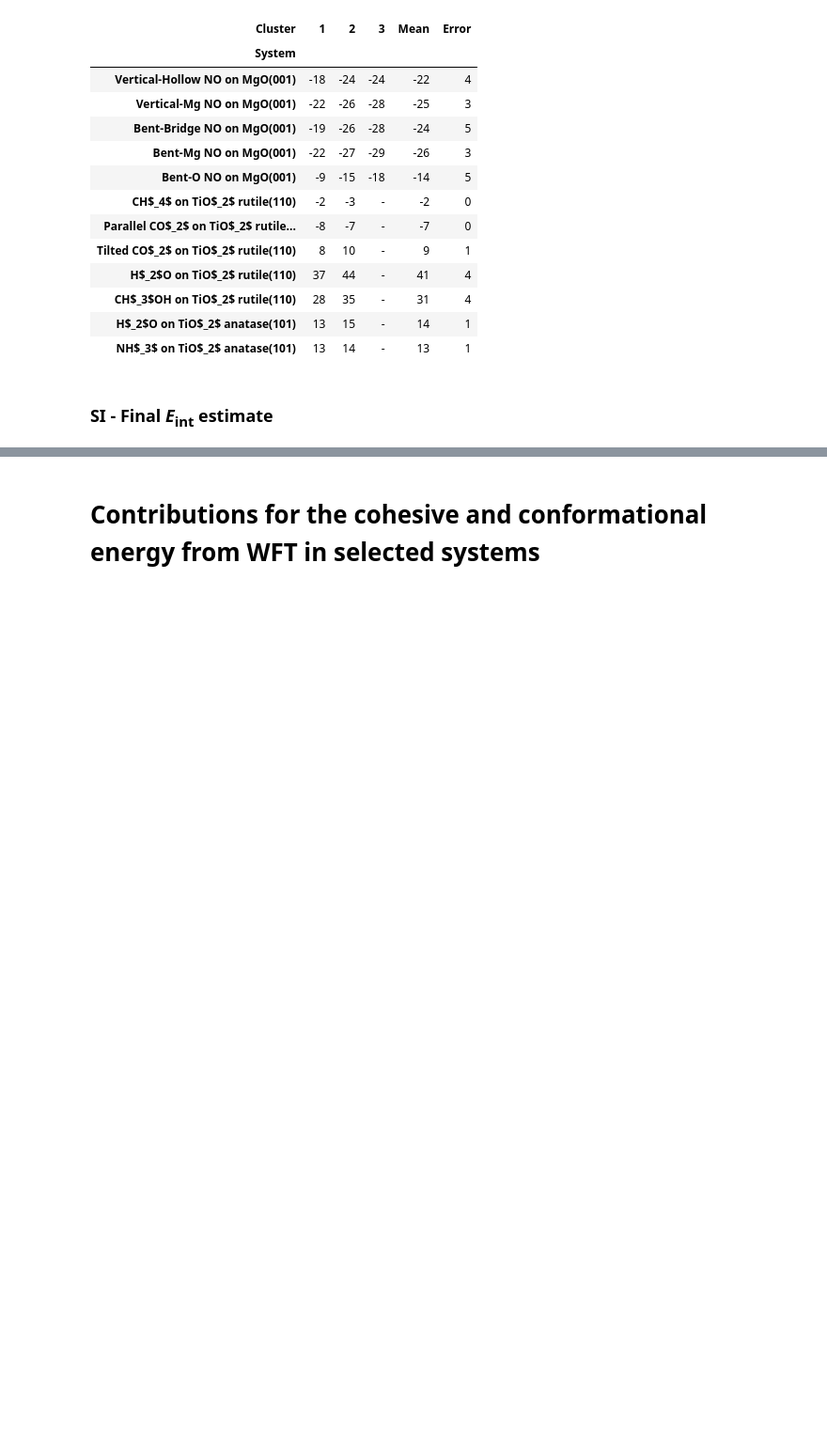
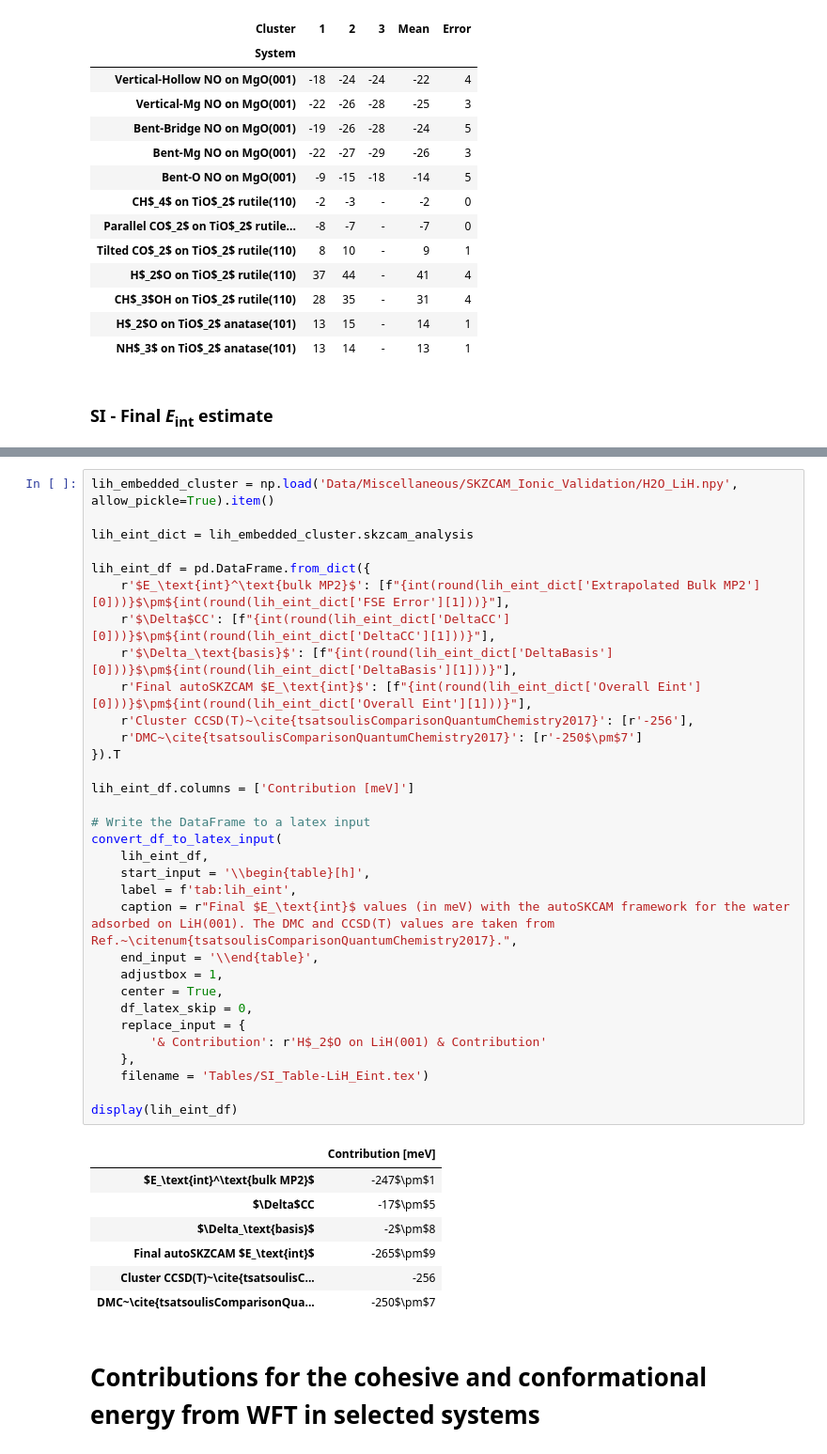
Before and after one commit to benshi97/Data_autoSKZCAM, a Jupyter notebook: analyse.ipynb, the cells around one changed output, grey strips where cells are left out. Shown at 94% size. Saved outputs shown, nothing was run; the diff lists cells and outputs as text; blank space fills up the shorter version.

```diff
--- a/analyse.ipynb
+++ b/analyse.ipynb
@@ -1718,3 +1819,43 @@ convert_df_to_latex_input(
+# %%
+lih_embedded_cluster = np.load('Data/Miscellaneous/SKZCAM_Ionic_Validation/H2O_LiH.npy', allow_pickle=True).item()
+
+lih_eint_dict = lih_embedded_cluster.skzcam_analysis
+
+lih_eint_df = pd.DataFrame.from_dict({
+    r'$E_\text{int}^\text{bulk MP2}$': [f"{int(round(lih_eint_dict['Extrapolated Bulk MP2'][0]))}$\pm${int(round(lih_eint_dict['FSE Error'][1]))}"],
+    r'$\Delta$CC': [f"{int(round(lih_eint_dict['DeltaCC'][0]))}$\pm${int(round(lih_eint_dict['DeltaCC'][1]))}"],
+    r'$\Delta_\text{basis}$': [f"{int(round(lih_eint_dict['DeltaBasis'][0]))}$\pm${int(round(lih_eint_dict['DeltaBasis'][1]))}"],
+    r'Final autoSKZCAM $E_\text{int}$': [f"{int(round(lih_eint_dict['Overall Eint'][0]))}$\pm${int(round(lih_eint_dict['Overall Eint'][1]))}"],
+    r'Cluster CCSD(T)~\cite{tsatsoulisComparisonQuantumChemistry2017}': [r'-256'],
+    r'DMC~\cite{tsatsoulisComparisonQuantumChemistry2017}': [r'-250$\pm$7']
+}).T
+
+lih_eint_df.columns = ['Contribution [meV]']
+
+# Write the DataFrame to a latex input
+convert_df_to_latex_input(
+    lih_eint_df,
+    start_input = '\\begin{table}[h]',
+    label = f'tab:lih_eint',
+    caption = r"Final $E_\text{int}$ values (in meV) with the autoSKCAM framework for the water adsorbed on LiH(001). The DMC and CCSD(T) values are taken from Ref.~\citenum{tsatsoulisComparisonQuantumChemistry2017}.",
+    end_input = '\\end{table}',
+    adjustbox = 1,
+    center = True,
+    df_latex_skip = 0,
+    replace_input = {
+        '& Contribution': r'H$_2$O on LiH(001) & Contribution'
+    },
+    filename = 'Tables/SI_Table-LiH_Eint.tex')
+
+display(lih_eint_df)
+# %% [output]
+|  | Contribution [meV] |
+| $E_\text{int}^\text{bulk MP2}$ | -247$\pm$1 |
+| $\Delta$CC | -17$\pm$5 |
+| $\Delta_\text{basis}$ | -2$\pm$8 |
+| Final autoSKZCAM $E_\text{int}$ | -265$\pm$9 |
+| Cluster CCSD(T)~\cite{tsatsoulisC... | -256 |
+| DMC~\cite{tsatsoulisComparisonQua... | -250$\pm$7 |
 # %% [markdown]
 # Contributions for the cohesive and conformational energy from WFT in selected systems
 # %% [markdown]
```
Also changed, not shown: parts of 14 cells of this notebook, 47 other files.
